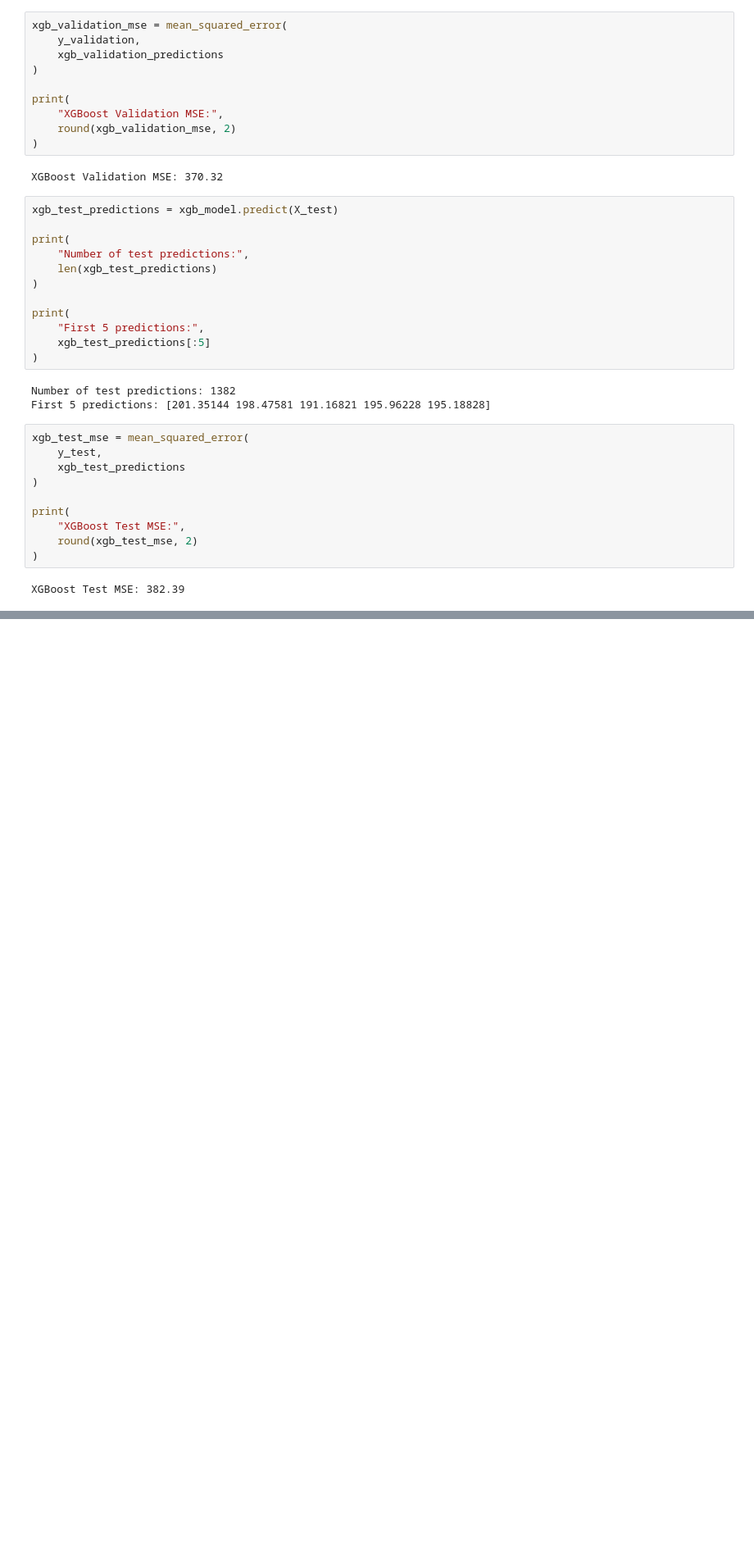
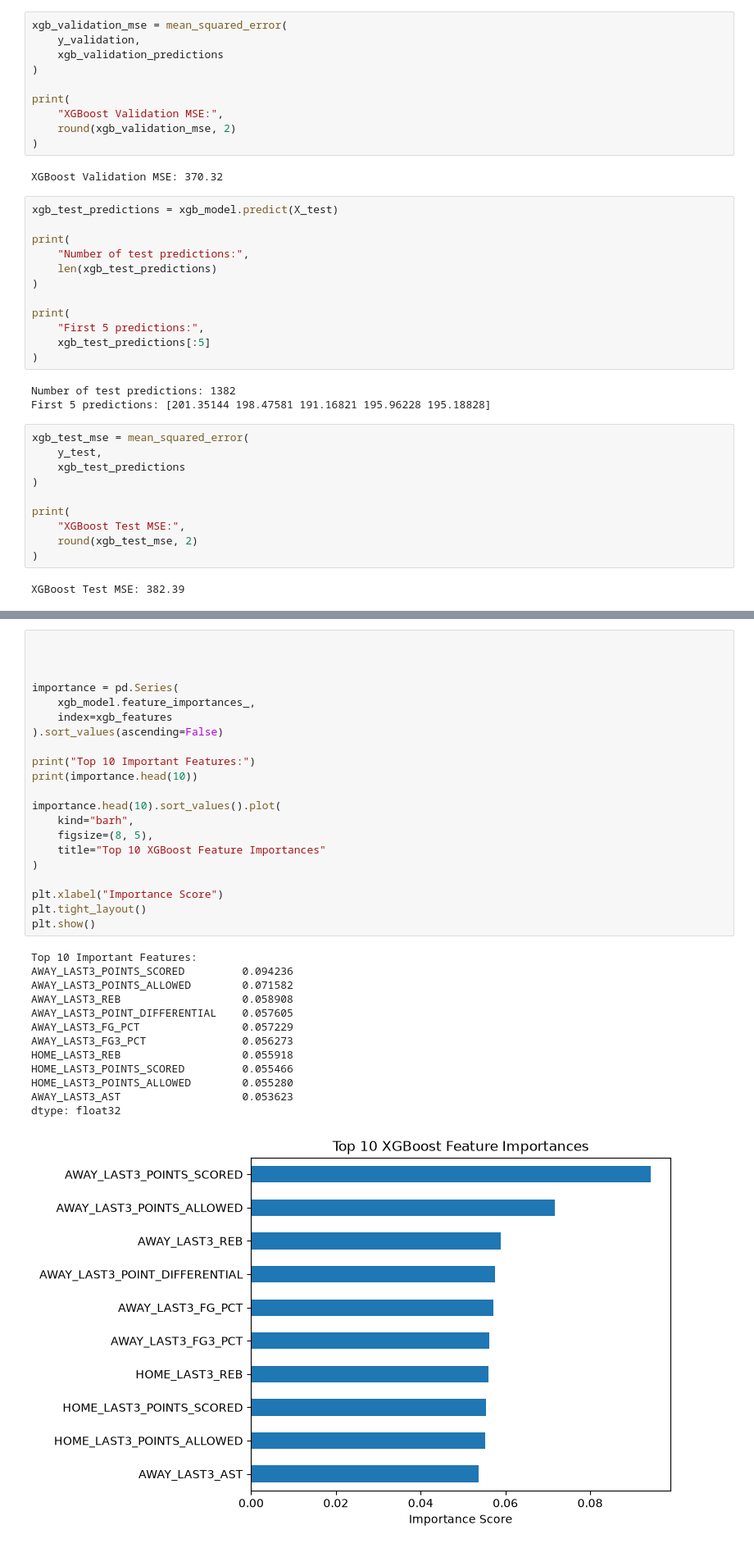
Before and after one commit to SSK1703/nba_sports_gambling, a Jupyter notebook: notebooks/04_model_training/XGBoost.ipynb, the cells around one changed output, grey strips where cells are left out. Shown at 82% size. Cells and saved outputs as stored; diff of their text form; blank space fills up the shorter version.

```diff
--- a/notebooks/04_model_training/XGBoost.ipynb
+++ b/notebooks/04_model_training/XGBoost.ipynb
@@ -204,0 +213,35 @@ plt.show()
+# %%
+
+
+
+importance = pd.Series(
+    xgb_model.feature_importances_,
+    index=xgb_features
+).sort_values(ascending=False)
+
+print("Top 10 Important Features:")
+print(importance.head(10))
+
+importance.head(10).sort_values().plot(
+    kind="barh",
+    figsize=(8, 5),
+    title="Top 10 XGBoost Feature Importances"
+)
+
+plt.xlabel("Importance Score")
+plt.tight_layout()
+plt.show()
+# %% [output]
+Top 10 Important Features:
+AWAY_LAST3_POINTS_SCORED         0.094236
+AWAY_LAST3_POINTS_ALLOWED        0.071582
+AWAY_LAST3_REB                   0.058908
+AWAY_LAST3_POINT_DIFFERENTIAL    0.057605
+AWAY_LAST3_FG_PCT                0.057229
+AWAY_LAST3_FG3_PCT               0.056273
+HOME_LAST3_REB                   0.055918
+HOME_LAST3_POINTS_SCORED         0.055466
+HOME_LAST3_POINTS_ALLOWED        0.055280
+AWAY_LAST3_AST                   0.053623
+dtype: float32
+[figure, added]
```
Also changed, not shown: parts of 4 cells of this notebook.
